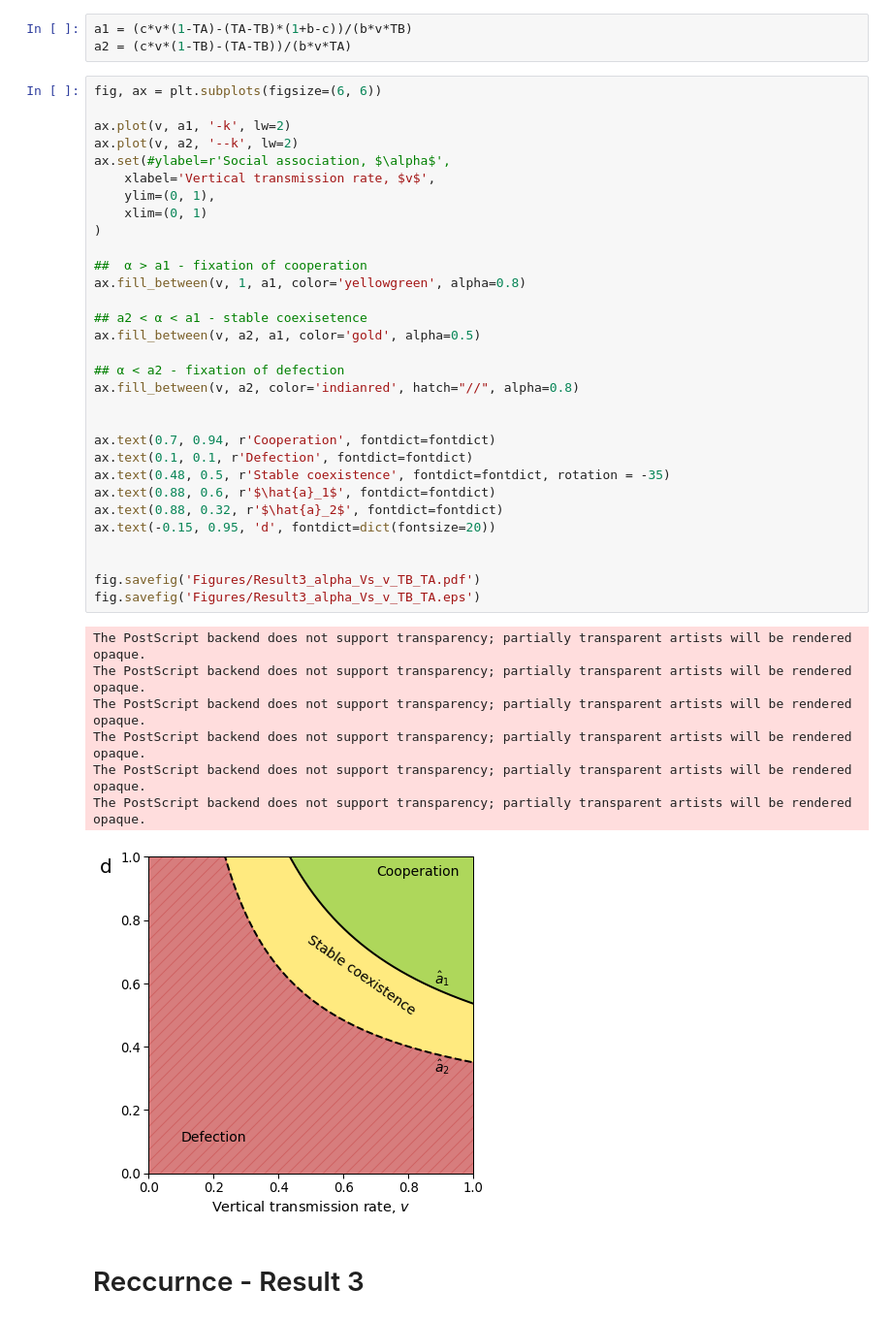
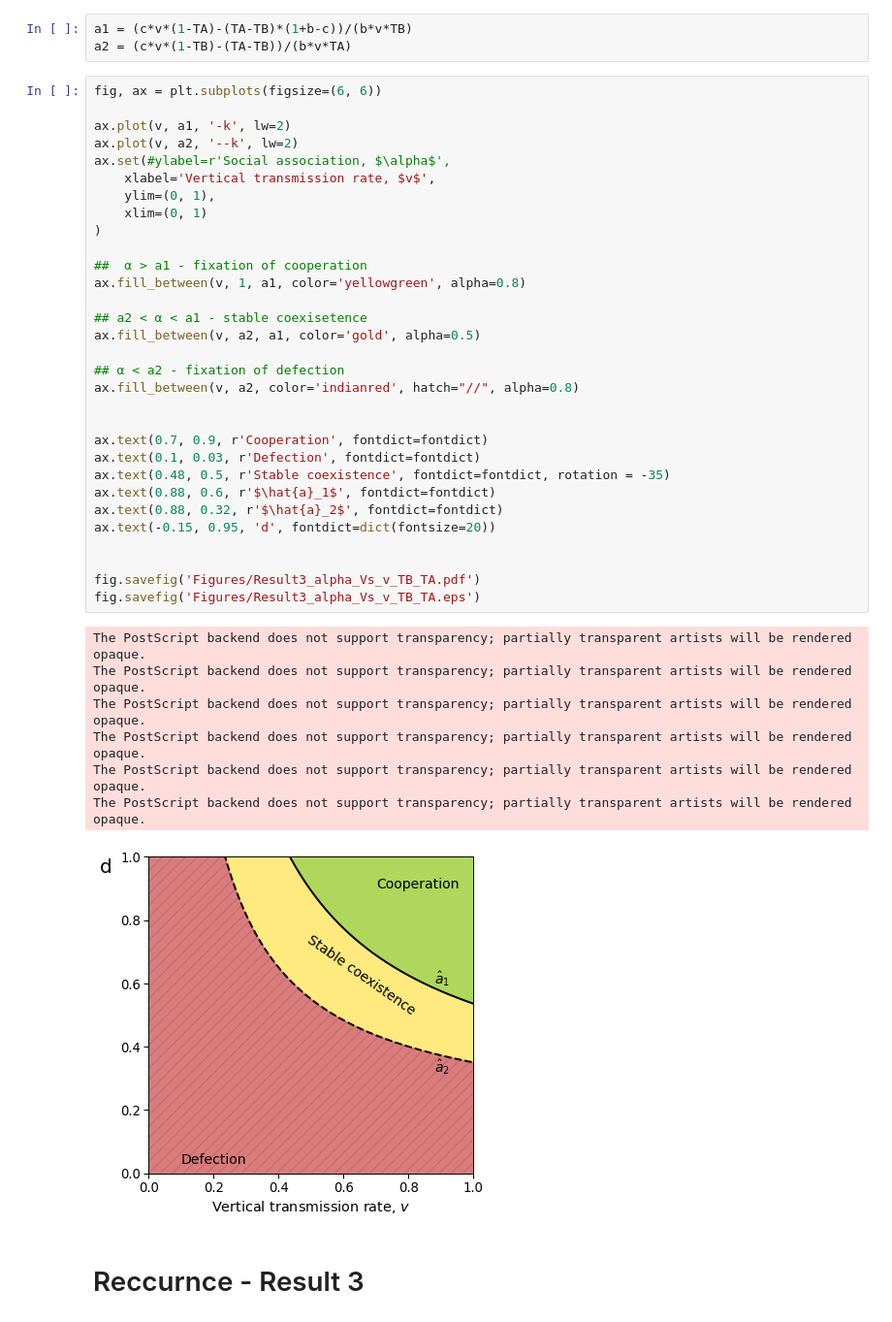
Before and after one commit to yoavram-lab/CulturalCooperation, a Jupyter notebook: ms/figures.ipynb, the cells around one changed output. Shown at 97% size. Saved outputs shown, nothing was run; the diff lists cells and outputs as text.

Commit message:
Fix figure4 - straighten

```diff
--- a/ms/figures.ipynb
+++ b/ms/figures.ipynb
@@ -432,36 +432,36 @@ ax.set(#ylabel=r'Social association, $\alpha$',
     xlabel='Vertical transmission rate, $v$',
     ylim=(0, 1),
     xlim=(0, 1)
 )
 
 ##  α > a1 - fixation of cooperation
 ax.fill_between(v, 1, a1, color='yellowgreen', alpha=0.8)
 
 ## a2 < α < a1 - stable coexisetence
 ax.fill_between(v, a2, a1, color='gold', alpha=0.5)
 
 ## α < a2 - fixation of defection
 ax.fill_between(v, a2, color='indianred', hatch="//", alpha=0.8)
 
 
-ax.text(0.7, 0.94, r'Cooperation', fontdict=fontdict)
-ax.text(0.1, 0.1, r'Defection', fontdict=fontdict)
+ax.text(0.7, 0.9, r'Cooperation', fontdict=fontdict)
+ax.text(0.1, 0.03, r'Defection', fontdict=fontdict)
 ax.text(0.48, 0.5, r'Stable coexistence', fontdict=fontdict, rotation = -35)
 ax.text(0.88, 0.6, r'$\hat{a}_1$', fontdict=fontdict)
 ax.text(0.88, 0.32, r'$\hat{a}_2$', fontdict=fontdict)
 ax.text(-0.15, 0.95, 'd', fontdict=dict(fontsize=20))
 
 
 fig.savefig('Figures/Result3_alpha_Vs_v_TB_TA.pdf')
 fig.savefig('Figures/Result3_alpha_Vs_v_TB_TA.eps')
 # %% [output]
 The PostScript backend does not support transparency; partially transparent artists will be rendered opaque.
 The PostScript backend does not support transparency; partially transparent artists will be rendered opaque.
 The PostScript backend does not support transparency; partially transparent artists will be rendered opaque.
 The PostScript backend does not support transparency; partially transparent artists will be rendered opaque.
 The PostScript backend does not support transparency; partially transparent artists will be rendered opaque.
 The PostScript backend does not support transparency; partially transparent artists will be rendered opaque.
-[figure, old version]
+[figure, new version]
 # %% [markdown]
 # Reccurnce - Result 3
 # %%
```
Also changed, not shown: 4 other files.
